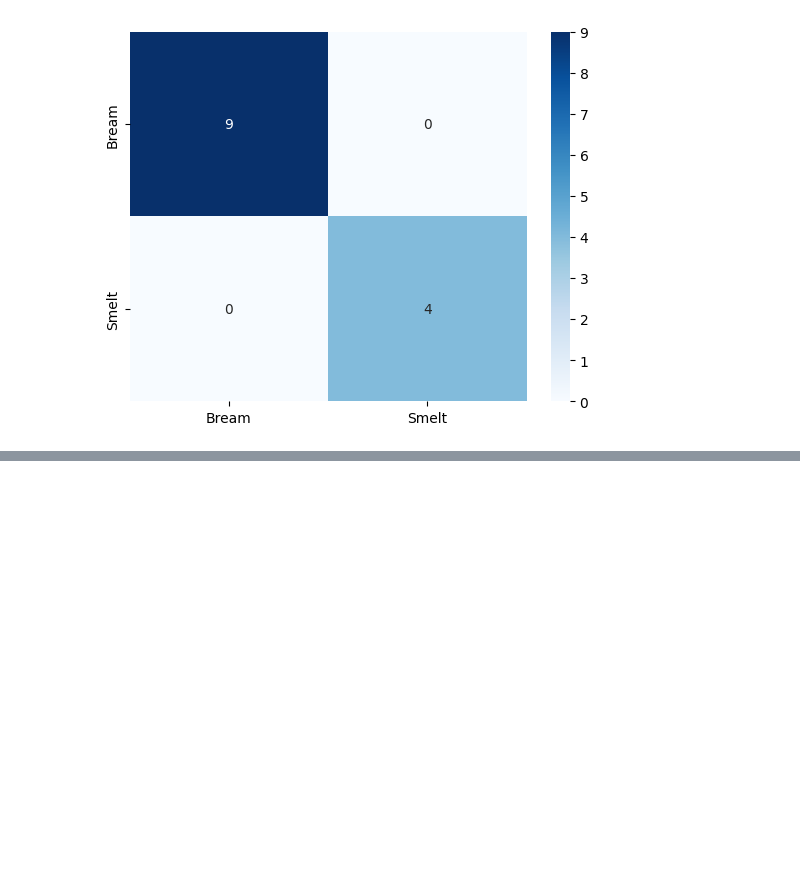
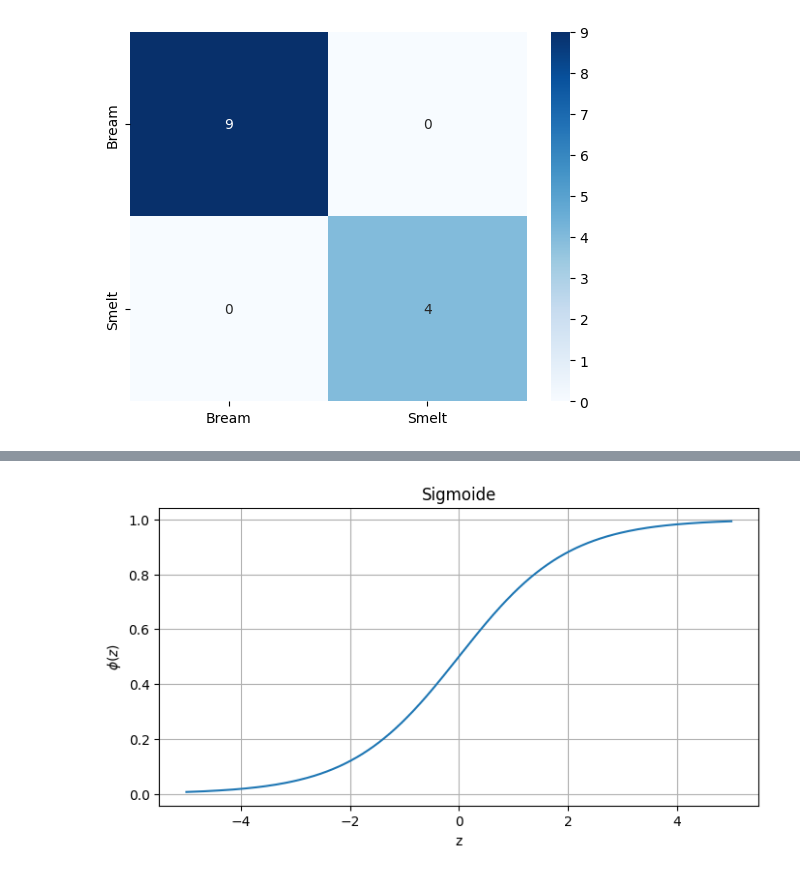
Before and after one commit to YounJJ/202511_BD53, a Jupyter notebook: lab_ml/ml08_logistic_regression.ipynb, the cells around one changed output, grey strips where cells are left out. Cells and saved outputs as stored; diff of their text form; code cells hidden in the pictures; blank space fills up the shorter version.

Commit message:
Sigmoid, Softmax functions and Multi-class Classification

```diff
--- a/lab_ml/ml08_logistic_regression.ipynb
+++ b/lab_ml/ml08_logistic_regression.ipynb
@@ -176,0 +183,14 @@ plt.show()
+# %%
+z = np.arange(-5, 5, 0.0001)
+sigmoid = 1 / (1 + np.exp(-z))
+
+
+plt.figure(figsize=(8, 4))
+plt.plot(z, sigmoid)
+plt.grid()
+plt.title("Sigmoide")
+plt.xlabel("z")
+plt.ylabel("$\phi(z)$")
+plt.show()
+# %% [output]
+[figure, added]
```
Also changed, not shown: parts of 28 cells of this notebook.
